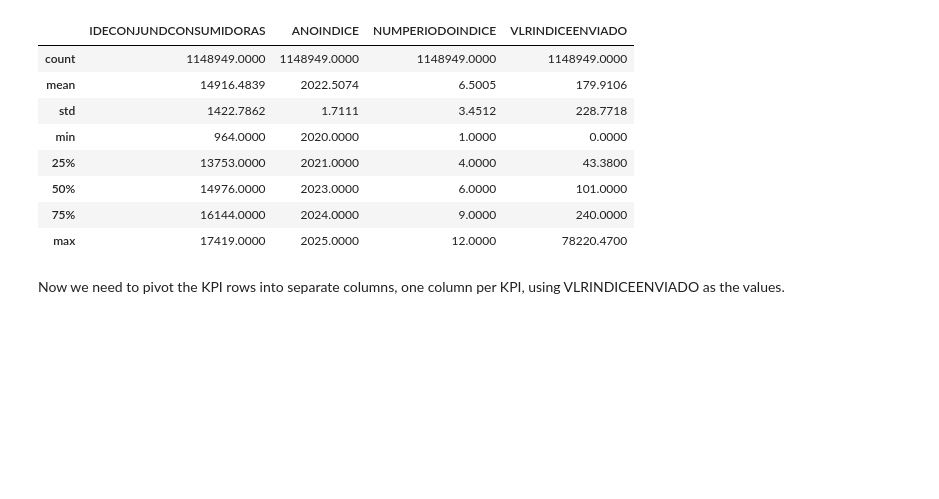
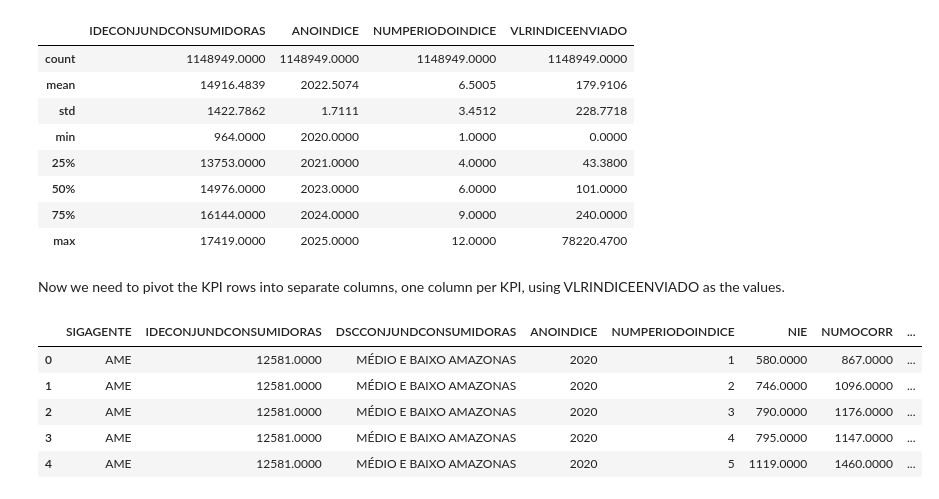
Before and after one commit to isabellacalfa/tmae-analysis, a Jupyter notebook: notebook-analysis.ipynb, the cells around one changed output. Saved outputs shown, nothing was run; the diff lists cells and outputs as text; code cells hidden in the pictures; blank space fills up the shorter version.

```diff
--- a/notebook-analysis.ipynb
+++ b/notebook-analysis.ipynb
@@ -278,3 +281,38 @@ memory usage: 70.1+ MB
 | max | 17419.0000 | 2025.0000 | 12.0000 | 78220.4700 |
 # %% [markdown]
 Now we need to pivot the KPI rows into separate columns, one column per KPI, using VLRINDICEENVIADO as the values.
+# %%
+# Indexes columns for pivot:
+idx_cols = [
+    'SIGAGENTE',
+    'IDECONJUNDCONSUMIDORAS',
+    'DSCCONJUNDCONSUMIDORAS',
+    'ANOINDICE',
+    'NUMPERIODOINDICE',
+]
+
+# Pivot table:
+newDf = (
+    dfMod.pivot_table(
+        index=idx_cols,
+        columns='SIGINDICADOR',
+        values='VLRINDICEENVIADO'
+    )
+    .reset_index()
+)
+
+# Padronize column names:
+newDf.columns.name = None
+newDf.columns = newDf.columns.str.upper()
+
+# Create a column with TMAE:
+newDf['TMAE'] = newDf['TMP'] + newDf['TMD'] + newDf['TME']
+
+newDf.head()
+# %% [output]
+|  | SIGAGENTE | IDECONJUNDCONSUMIDORAS | DSCCONJUNDCONSUMIDORAS | ANOINDICE | NUMPERIODOINDICE | NIE | NUMOCORR | ... |
+| 0 | AME | 12581.0000 | MÉDIO E BAIXO AMAZONAS | 2020 | 1 | 580.0000 | 867.0000 | ... |
+| 1 | AME | 12581.0000 | MÉDIO E BAIXO AMAZONAS | 2020 | 2 | 746.0000 | 1096.0000 | ... |
+| 2 | AME | 12581.0000 | MÉDIO E BAIXO AMAZONAS | 2020 | 3 | 790.0000 | 1176.0000 | ... |
+| 3 | AME | 12581.0000 | MÉDIO E BAIXO AMAZONAS | 2020 | 4 | 795.0000 | 1147.0000 | ... |
+| 4 | AME | 12581.0000 | MÉDIO E BAIXO AMAZONAS | 2020 | 5 | 1119.0000 | 1460.0000 | ... |
```
Also changed, not shown: parts of 16 cells of this notebook.
